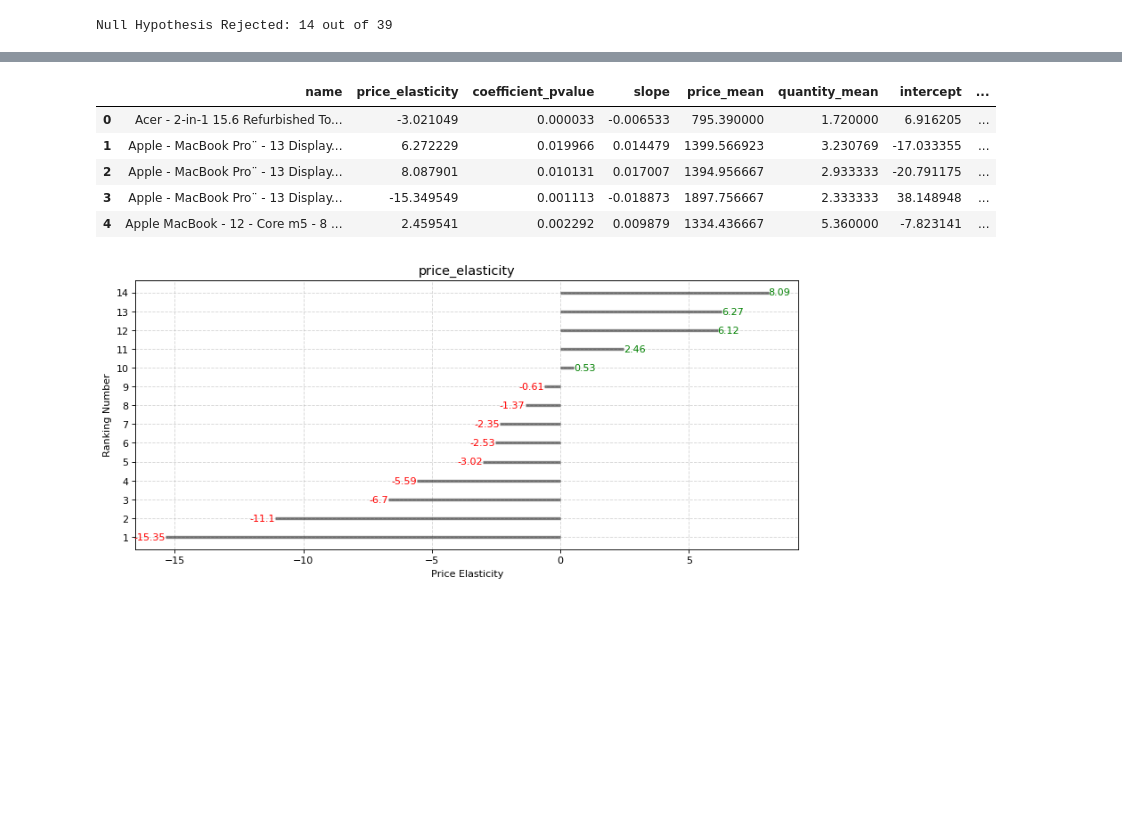
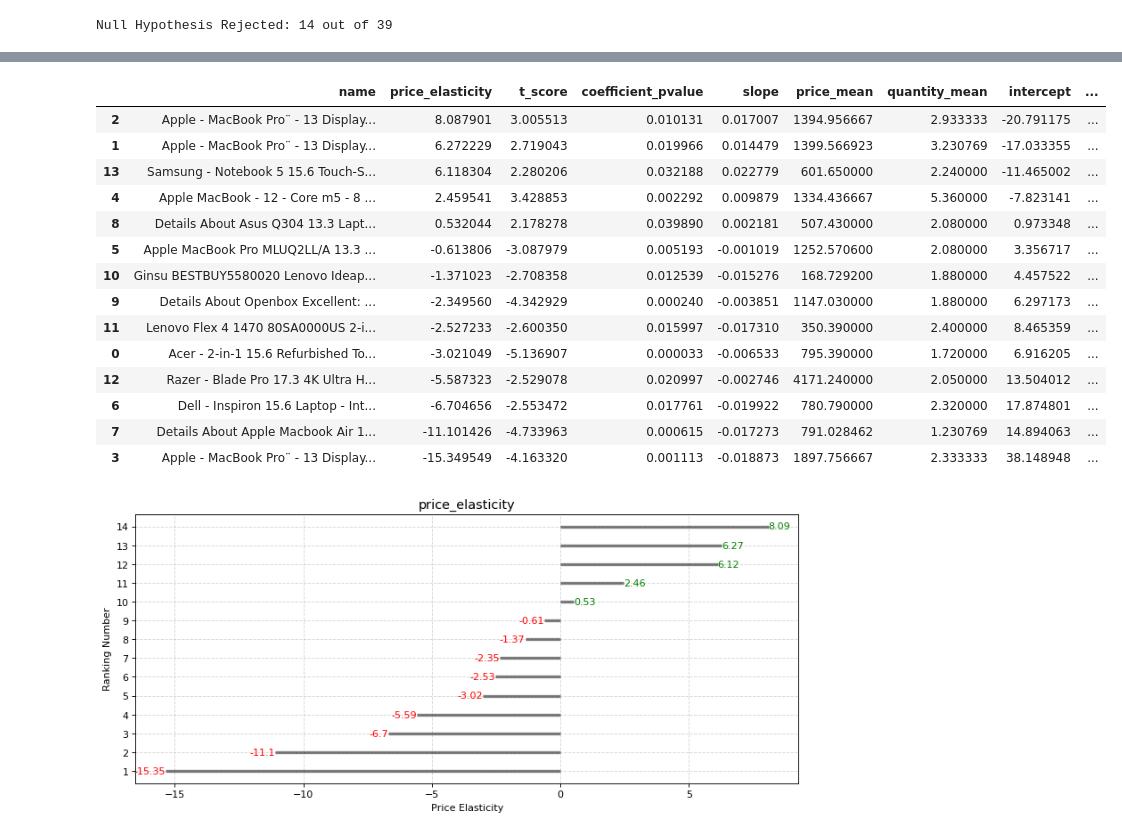
Before and after one commit to ileanadatamania/Data-Science-Portfolio, a Jupyter notebook: Price_Elasticityof_Demand.ipynb, the cells around one changed output, grey strips where cells are left out. Cells and saved outputs as stored; diff of their text form; code cells hidden in the pictures; blank space fills up the shorter version.

```diff
--- a/Price_Elasticityof_Demand.ipynb
+++ b/Price_Elasticityof_Demand.ipynb
@@ -117,6 +117,7 @@ results_values = {
     "price_mean": [],
     "quantity_mean": [],
     "intercept": [],
+    "t_score":[],
     "slope": [],
     "coefficient_pvalue" : [],
     "rsquared": [],
@@ -146,9 +147,14 @@ for column in x_values.columns[1:]:
         intercept, slope = result.params
         mean_price = np.mean(x_value)
         mean_quantity = np.mean(y_value)
+        tintercept, t_score = result.tvalues
+
+        print(result.summary())
 
         #Price elasticity Formula
         price_elasticity = (slope)*(mean_price/mean_quantity)
+
+
 
         #Append results into dictionary for dataframe
         results_values["name"].append(column)
@@ -156,6 +162,7 @@ for column in x_values.columns[1:]:
         results_values["price_mean"].append(mean_price)
         results_values["quantity_mean"].append(mean_quantity)
         results_values["intercept"].append(intercept)
+        results_values['t_score'].append(t_score)
         results_values["slope"].append(slope)
         results_values["coefficient_pvalue"].append(coefficient_pvalue)
         results_values["rsquared"].append(rsquared)
@@ -164,5 +189,5 @@ final_df = pd.DataFrame.from_dict(results_values)
 # %%
-df_elasticity = final_df[['name','price_elasticity','coefficient_pvalue','slope','price_mean','quantity_mean','intercept','rsquared']]
+df_elasticity = final_df[['name','price_elasticity','t_score','coefficient_pvalue','slope','price_mean','quantity_mean','intercept','rsquared']]
 # %% [markdown]
 ### 3.1.4 Price Elasticity Null Hypothesis Testing
 
@@ -181,12 +210,21 @@ Null Hypothesis Rejected: 14 out of 39
 # %%
-df_elasticity.head()
+df_elasticity
 # %% [output]
-|  | name | price_elasticity | coefficient_pvalue | slope | price_mean | quantity_mean | intercept | ... |
-| 0 | Acer - 2-in-1 15.6 Refurbished To... | -3.021049 | 0.000033 | -0.006533 | 795.390000 | 1.720000 | 6.916205 | ... |
-| 1 | Apple - MacBook Pro¨ - 13 Display... | 6.272229 | 0.019966 | 0.014479 | 1399.566923 | 3.230769 | -17.033355 | ... |
-| 2 | Apple - MacBook Pro¨ - 13 Display... | 8.087901 | 0.010131 | 0.017007 | 1394.956667 | 2.933333 | -20.791175 | ... |
-| 3 | Apple - MacBook Pro¨ - 13 Display... | -15.349549 | 0.001113 | -0.018873 | 1897.756667 | 2.333333 | 38.148948 | ... |
-| 4 | Apple MacBook - 12 - Core m5 - 8 ... | 2.459541 | 0.002292 | 0.009879 | 1334.436667 | 5.360000 | -7.823141 | ... |
+|  | name | price_elasticity | t_score | coefficient_pvalue | slope | price_mean | quantity_mean | intercept | ... |
+| 2 | Apple - MacBook Pro¨ - 13 Display... | 8.087901 | 3.005513 | 0.010131 | 0.017007 | 1394.956667 | 2.933333 | -20.791175 | ... |
+| 1 | Apple - MacBook Pro¨ - 13 Display... | 6.272229 | 2.719043 | 0.019966 | 0.014479 | 1399.566923 | 3.230769 | -17.033355 | ... |
+| 13 | Samsung - Notebook 5 15.6 Touch-S... | 6.118304 | 2.280206 | 0.032188 | 0.022779 | 601.650000 | 2.240000 | -11.465002 | ... |
+| 4 | Apple MacBook - 12 - Core m5 - 8 ... | 2.459541 | 3.428853 | 0.002292 | 0.009879 | 1334.436667 | 5.360000 | -7.823141 | ... |
+| 8 | Details About Asus Q304 13.3 Lapt... | 0.532044 | 2.178278 | 0.039890 | 0.002181 | 507.430000 | 2.080000 | 0.973348 | ... |
+| 5 | Apple MacBook Pro MLUQ2LL/A 13.3 ... | -0.613806 | -3.087979 | 0.005193 | -0.001019 | 1252.570600 | 2.080000 | 3.356717 | ... |
+| 10 | Ginsu BESTBUY5580020 Lenovo Ideap... | -1.371023 | -2.708358 | 0.012539 | -0.015276 | 168.729200 | 1.880000 | 4.457522 | ... |
+| 9 | Details About Openbox Excellent: ... | -2.349560 | -4.342929 | 0.000240 | -0.003851 | 1147.030000 | 1.880000 | 6.297173 | ... |
+| 11 | Lenovo Flex 4 1470 80SA0000US 2-i... | -2.527233 | -2.600350 | 0.015997 | -0.017310 | 350.390000 | 2.400000 | 8.465359 | ... |
+| 0 | Acer - 2-in-1 15.6 Refurbished To... | -3.021049 | -5.136907 | 0.000033 | -0.006533 | 795.390000 | 1.720000 | 6.916205 | ... |
+| 12 | Razer - Blade Pro 17.3 4K Ultra H... | -5.587323 | -2.529078 | 0.020997 | -0.002746 | 4171.240000 | 2.050000 | 13.504012 | ... |
+| 6 | Dell - Inspiron 15.6 Laptop - Int... | -6.704656 | -2.553472 | 0.017761 | -0.019922 | 780.790000 | 2.320000 | 17.874801 | ... |
+| 7 | Details About Apple Macbook Air 1... | -11.101426 | -4.733963 | 0.000615 | -0.017273 | 791.028462 | 1.230769 | 14.894063 | ... |
+| 3 | Apple - MacBook Pro¨ - 13 Display... | -15.349549 | -4.163320 | 0.001113 | -0.018873 | 1897.756667 | 2.333333 | 38.148948 | ... |
 # %%
 def divergent_plot(df, values_column, ylabel, xlabel):
 
```
Also changed, not shown: parts of 3 cells of this notebook.
